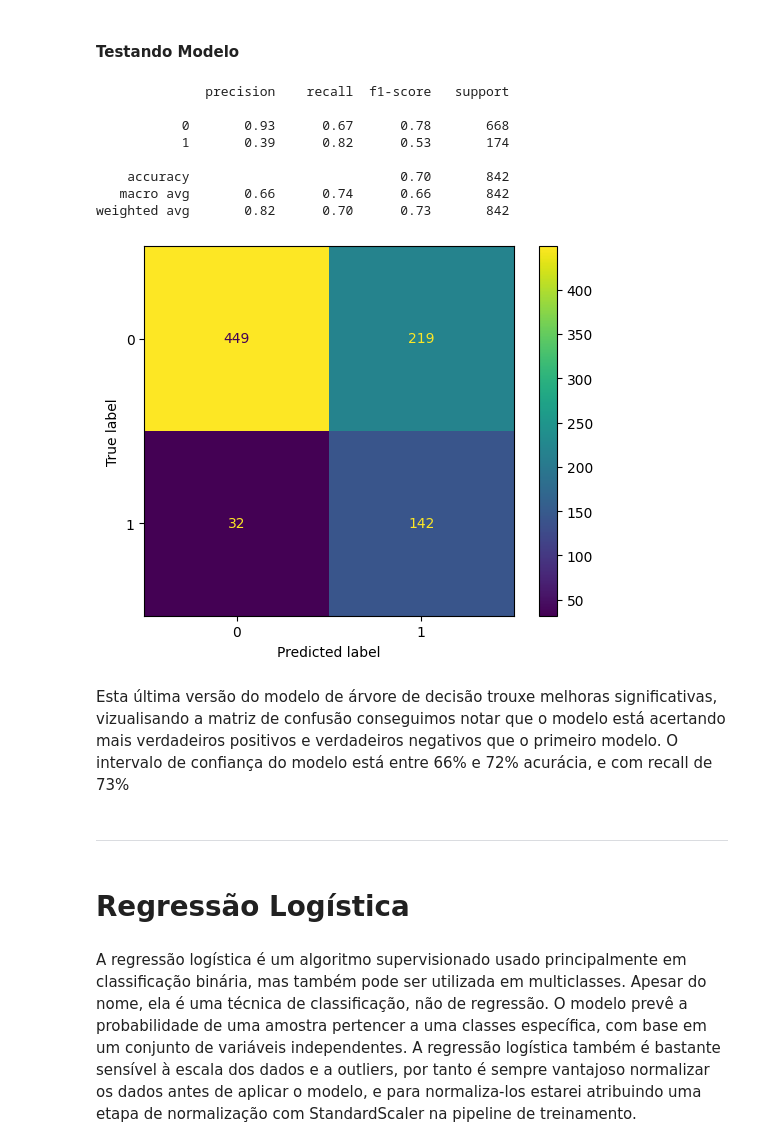
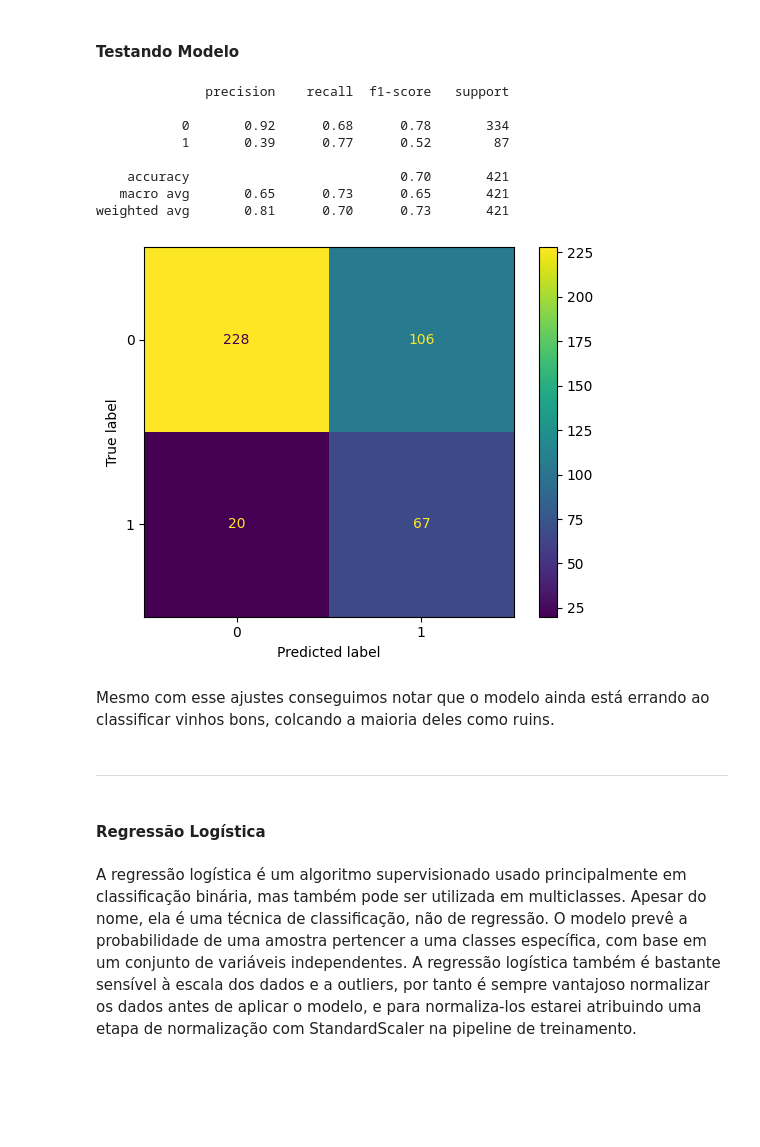
Before and after one commit to DieGod-DS/Wine_2.0, a Jupyter notebook: code/2.Modeling.ipynb, the cells around one changed output. Cells and saved outputs as stored; diff of their text form; code cells hidden in the pictures; blank space fills up the shorter version.

```diff
--- a/code/2.Modeling.ipynb
+++ b/code/2.Modeling.ipynb
@@ -96,6 +98,9 @@ y = data1['quality'] # alvo
 # %%
+x = data1.drop(columns='quality', axis=1)
+y = data1['quality'] # alvo
+
 # separando teste
-x, x_test, y, y_test = train_test_split(x, y, random_state=1, test_size=0.2, stratify=y)
+x, x_test, y, y_test = train_test_split(x, y, random_state=1, test_size=0.1, stratify=y)
 
 # separando treino e validação
-x_train, x_val, y_train, y_val = train_test_split(x,y, random_state=1, test_size=0.2, stratify=y)
+x_train, x_val, y_train, y_val = train_test_split(x,y, random_state=1, test_size=0.1, stratify=y)
@@ -389,37 +394,37 @@ O resultado deste método foi inferior ao método utilizando oversampling, que p
 # %%
 # inicizalizando oversampling
 oversample = SMOTE()
 
 # balanceando variáveis
 x_balanceado, y_balanceado = oversample.fit_resample(x,y)
 
 # iniciando modelo
-model_dt_final = DecisionTreeClassifier(max_depth=5, criterion='entropy', min_samples_split=2, random_state=1)
+model_dt_final = DecisionTreeClassifier(max_depth=4, criterion='entropy', min_samples_split=2, random_state=1)
 
 # ajustando modelo aos dados
 model_dt_final.fit(x_balanceado, y_balanceado)
 
 # armazenando valores preditos
 y_pred = model_dt_final.predict(x_test)
 
 print(classification_report(y_test, y_pred))
 ConfusionMatrixDisplay.from_predictions(y_test, y_pred);
 # %% [output]
               precision    recall  f1-score   support
 
-           0       0.93      0.67      0.78       668
-           1       0.39      0.82      0.53       174
+           0       0.92      0.68      0.78       334
+           1       0.39      0.77      0.52        87
 
-    accuracy                           0.70       842
-   macro avg       0.66      0.74      0.66       842
-weighted avg       0.82      0.70      0.73       842
+    accuracy                           0.70       421
+   macro avg       0.65      0.73      0.65       421
+weighted avg       0.81      0.70      0.73       421
-[figure, old version]
+[figure, new version]
-# %% [markdown]
-Esta última versão do modelo  de árvore de decisão trouxe melhoras significativas, vizualisando a matriz de confusão conseguimos notar que o modelo está acertando mais verdadeiros positivos e verdadeiros negativos que o primeiro modelo. O intervalo de confiança do modelo está entre 66% e 72% acurácia, e com recall de 73%
+# %% [markdown]
+Mesmo com esse ajustes conseguimos notar que o modelo ainda está errando ao classificar vinhos bons, colcando a maioria deles como ruins.
 # %% [markdown]
 ____
 # %% [markdown]
-# Regressão Logística
+#### Regressão Logística
 # %% [markdown]
 A regressão logística é um algoritmo supervisionado usado principalmente em classificação binária, mas também pode ser utilizada em multiclasses. Apesar do nome, ela é uma técnica de classificação, não de regressão. O modelo prevê a probabilidade de uma amostra pertencer a uma classes específica, com base em um conjunto de variáveis independentes. A regressão logística também é bastante sensível à escala dos dados e a outliers, por tanto é sempre vantajoso normalizar os dados antes de aplicar o modelo, e para normaliza-los estarei atribuindo uma etapa de normalização com StandardScaler na pipeline de treinamento.
 # %%
```
Also changed, not shown: parts of 76 cells of this notebook.
